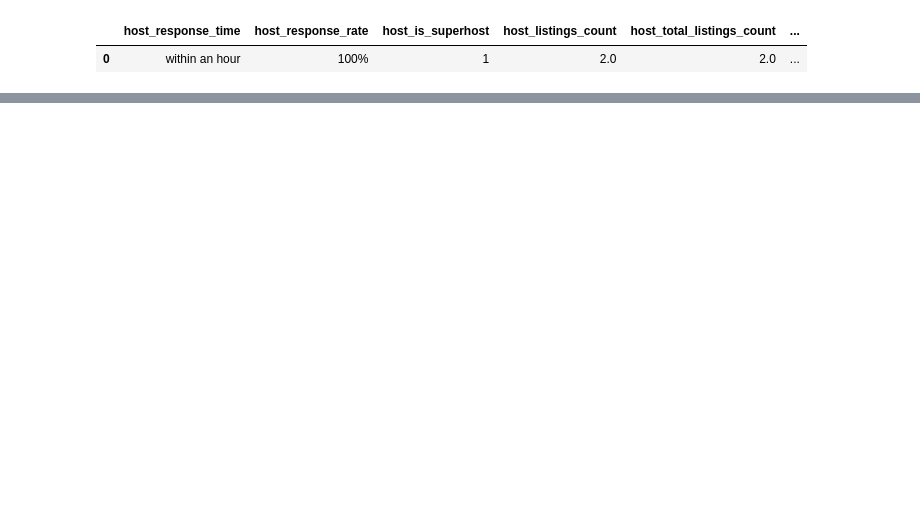
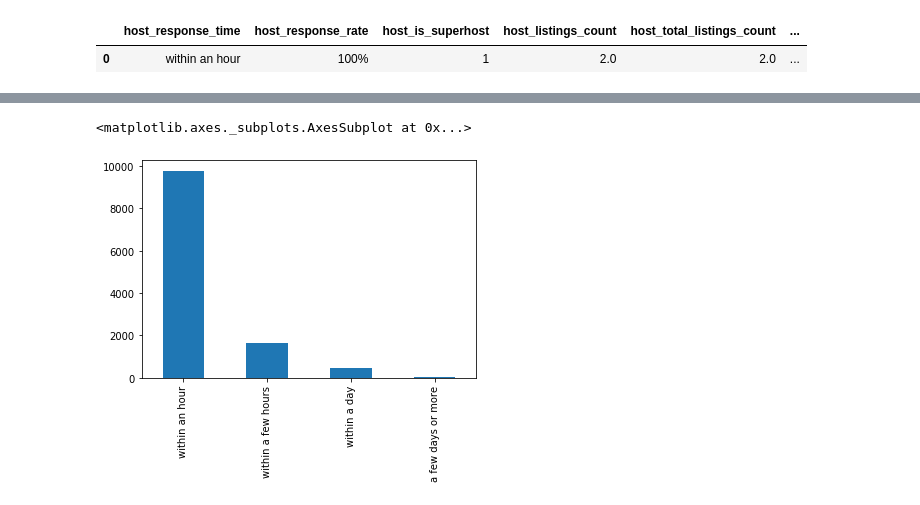
Before and after one commit to papaulul/Airbnb, a Jupyter notebook: Code/EDA.ipynb, the cells around one changed output, grey strips where cells are left out. Saved outputs shown, nothing was run; the diff lists cells and outputs as text; code cells hidden in the pictures; blank space fills up the shorter version.

```diff
--- a/Code/EDA.ipynb
+++ b/Code/EDA.ipynb
@@ -269,3 +246,10 @@ population.head(1)
 # %% [output]
 |  | host_response_time | host_response_rate | host_is_superhost | host_listings_count | host_total_listings_count | ... |
 | 0 | within an hour | 100% | 1 | 2.0 | 2.0 | ... |
+# %%
+# Fixing money problems
+money = ['price','security_deposit','cleaning_fee','extra_people']
+for col in money:
+    population[col]=population[col].apply(lambda x: -1 if str(x)[:1] != "$" else x)
+    population[col]=population[col].apply(lambda x: float(str(x)[1:].replace(',',"")
+                                                         ) if len(str(x))>1 else float(-1) )
@@ -271,0 +277,5 @@ population.head(1)
+# %%
+population['host_response_time'].value_counts().plot(kind="bar")
+# %% [output]
+<matplotlib.axes._subplots.AxesSubplot at 0x...>
+[figure, added]
```
Also changed, not shown: parts of 27 cells of this notebook.
